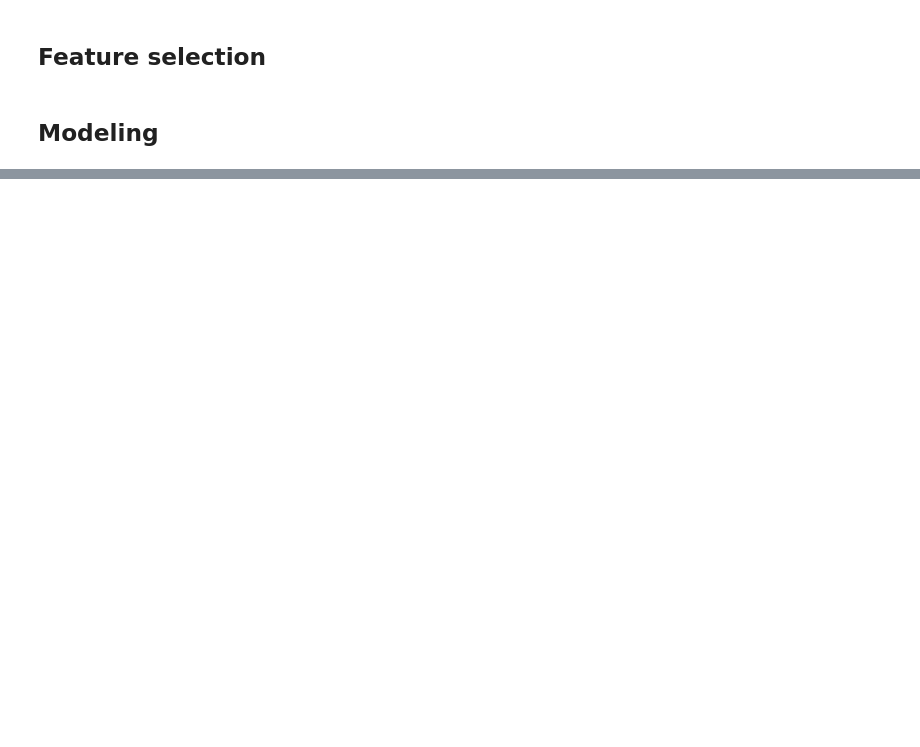
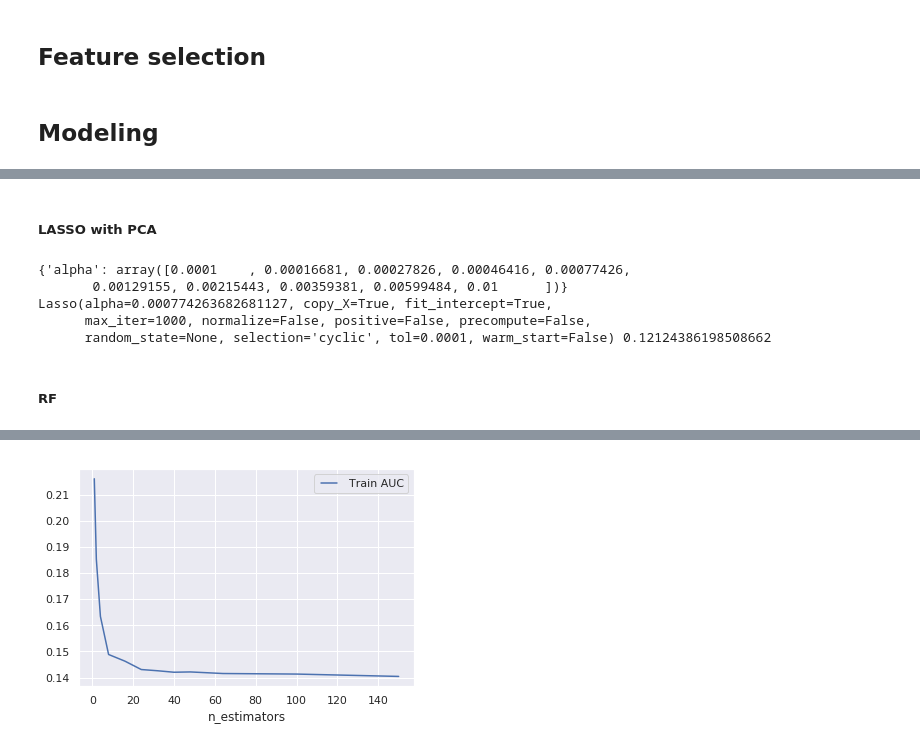
Before and after one commit to epflyingzhang/house_prices, a Jupyter notebook: 03_House_Prices_Regression_Round2_Feature_Engineering.ipynb, the cells around one changed output, grey strips where cells are left out. Cells and saved outputs as stored; diff of their text form; code cells hidden in the pictures; blank space fills up the shorter version.

```diff
--- a/03_House_Prices_Regression_Round2_Feature_Engineering.ipynb
+++ b/03_House_Prices_Regression_Round2_Feature_Engineering.ipynb
@@ -1177,0 +1171,2 @@ array([11.732939, 11.94605 , 12.128202, ..., 11.95902 , 11.692728,
+# %% [markdown]
+##### LASSO with PCA
@@ -1177,0 +1193,65 @@ array([11.732939, 11.94605 , 12.128202, ..., 11.95902 , 11.692728,
+# %%
+pca = decomposition.PCA(n_components=170, random_state=100)
+X_pca = pca.fit_transform(X)
+X_test_pca = pca.transform(pipe.transform(df_test))
+
+model = linear_model.Lasso()
+params = {'alpha': np.logspace(-4, -2, 10)}
+print(params)
+
+gs = model_selection.GridSearchCV(model, params,
+                                  scoring='neg_mean_squared_error',
+                                    n_jobs=-1,
+                                    cv=5,
+                                 )
+gs.fit(X_pca, y)
+
+print(gs.best_estimator_, np.sqrt(-gs.best_score_))
+# %% [output]
+{'alpha': array([0.0001    , 0.00016681, 0.00027826, 0.00046416, 0.00077426,
+       0.00129155, 0.00215443, 0.00359381, 0.00599484, 0.01      ])}
+Lasso(alpha=0.000774263682681127, copy_X=True, fit_intercept=True,
+      max_iter=1000, normalize=False, positive=False, precompute=False,
+      random_state=None, selection='cyclic', tol=0.0001, warm_start=False) 0.12124386198508662
+# %% [markdown]
+##### RF
+# %%
+%timeit
+
+# preprocessing
+
+pipe = pipeline.make_pipeline(ordinal_encode(),
+                              num2cat(),
+                              impute_with_regression('LotFrontage', ['1stFlrSF', 'LotArea', 'GrLivArea', 'TotRmsAbvGrd']),
+                              impute_cat_num_general(),
+                              new_feature_AllBath(),
+                              rate_neighborhood(),
+                              log_transform(),
+                              remove_outlier_by_id([1299, 1062, 739]),
+                              drop_cols(),
+                              num_standard_scaler(),
+                              my_ohe(),
+                             )
+
+X = pipe.fit_transform(df_train.drop('SalePrice', axis=1))
+y = df_train.loc[X.index, 'SalePrice'].apply(np.log1p)
+
+X_test = pipe.transform(df_test)
+# %%
+%timeit
+n_estimators = [1, 2, 4, 8, 16, 24, 32, 40, 48, 64, 100, 150]
+cv_results = []
+for estimator in n_estimators:
+    rf = ensemble.RandomForestRegressor(n_estimators=estimator, n_jobs=-1)
+    cv_score = model_selection.cross_val_score(rf, X.values, y, cv=5, n_jobs=-1,
+                                               scoring='neg_mean_squared_error',
+                                                verbose=0)
+    cv_score = np.array([np.sqrt(-x) for x in cv_score])
+    cv_results.append(cv_score.mean())
+
+from matplotlib.legend_handler import HandlerLine2D
+line1, = plt.plot(n_estimators, cv_results, 'b', label='Train AUC')
+plt.legend(handler_map={line1: HandlerLine2D(numpoints=2)})
+plt.xlabel('n_estimators')
+plt.show()
+# %% [output]
@@ -1177,0 +1260 @@ array([11.732939, 11.94605 , 12.128202, ..., 11.95902 , 11.692728,
+[figure, added]
```
Also changed, not shown: parts of 36 cells of this notebook, 2 other files.
